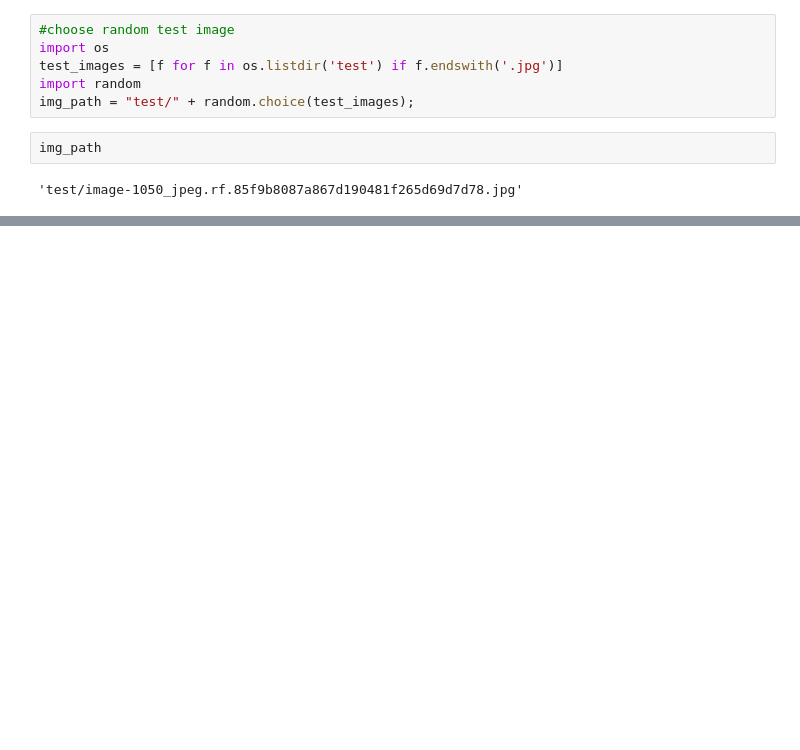
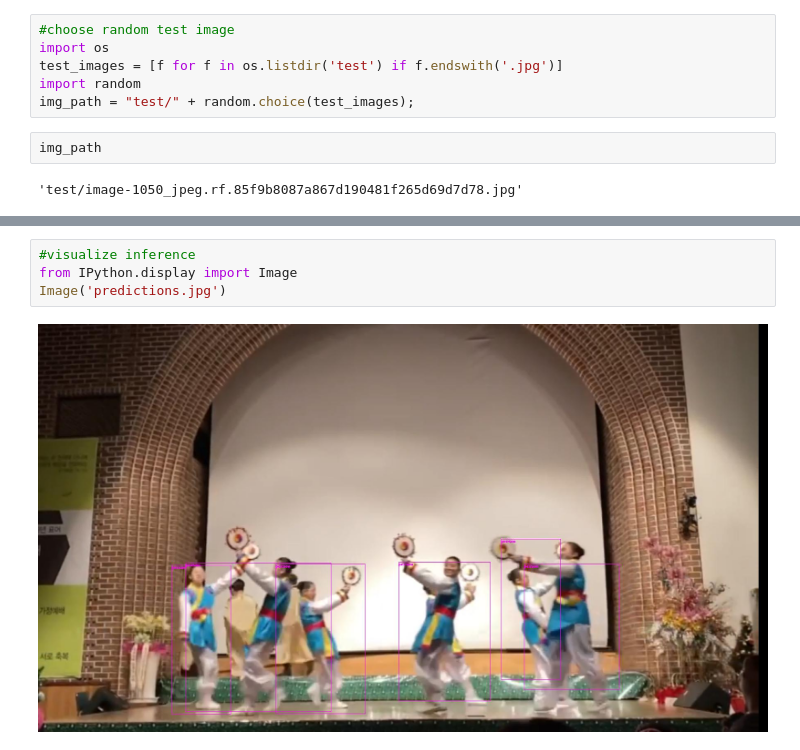
Before and after one commit to ssko77/pytorch-YOLOv4-roboflow, a Jupyter notebook: YOLOv4-Roboflow-PyTorch.ipynb, the cells around one changed output, grey strips where cells are left out. Saved outputs shown, nothing was run; the diff lists cells and outputs as text; blank space fills up the shorter version.

```diff
--- a/YOLOv4-Roboflow-PyTorch.ipynb
+++ b/YOLOv4-Roboflow-PyTorch.ipynb
@@ -675,0 +216,6 @@ mv: cannot stat '../Yolov4_epoch190*': No such file or directory
+# %%
+#visualize inference
+from IPython.display import Image
+Image('predictions.jpg')
+# %% [output]
+[figure, added]
```
Also changed, not shown: parts of 28 cells of this notebook, 2 other files.
